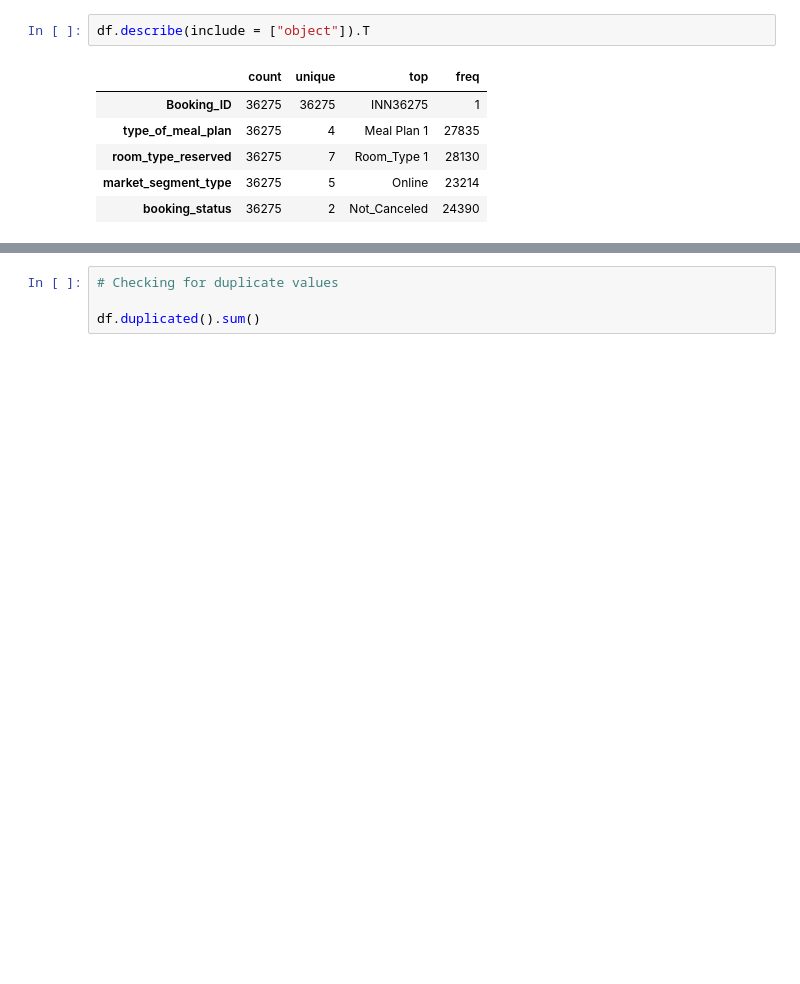
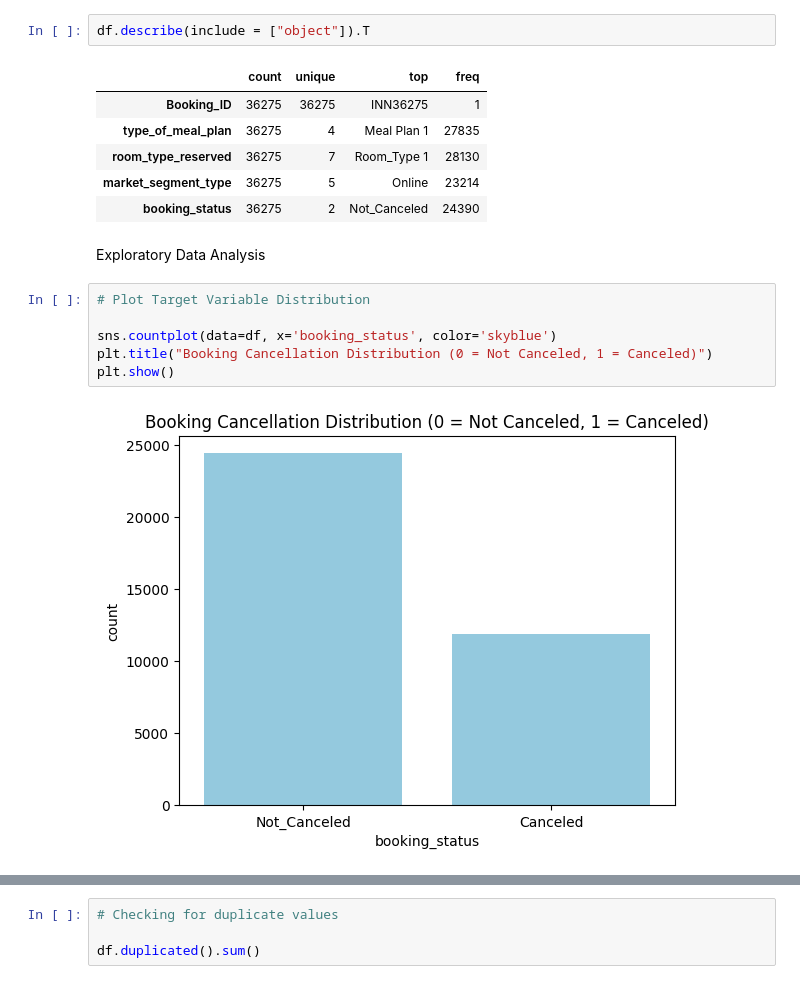
Before and after one commit to dakshayani2906/Data-Science-Portfolio, a Jupyter notebook: INN_Hotels_Solution.ipynb, the cells around one changed output, grey strips where cells are left out. Drawn from its saved outputs; the diff is of its cells as text; blank space fills up the shorter version.

```diff
--- a/INN_Hotels_Solution.ipynb
+++ b/INN_Hotels_Solution.ipynb
@@ -184,3 +119,13 @@ df.describe(include = ["object"]).T
 | room_type_reserved | 36275 | 7 | Room_Type 1 | 28130 |
 | market_segment_type | 36275 | 5 | Online | 23214 |
 | booking_status | 36275 | 2 | Not_Canceled | 24390 |
+# %% [markdown]
+Exploratory Data Analysis
+# %%
+# Plot Target Variable Distribution
+
+sns.countplot(data=df, x='booking_status', color='skyblue')
+plt.title("Booking Cancellation Distribution (0 = Not Canceled, 1 = Canceled)")
+plt.show()
+# %% [output]
+[figure, added]
```
Also changed, not shown: parts of 47 cells of this notebook.
